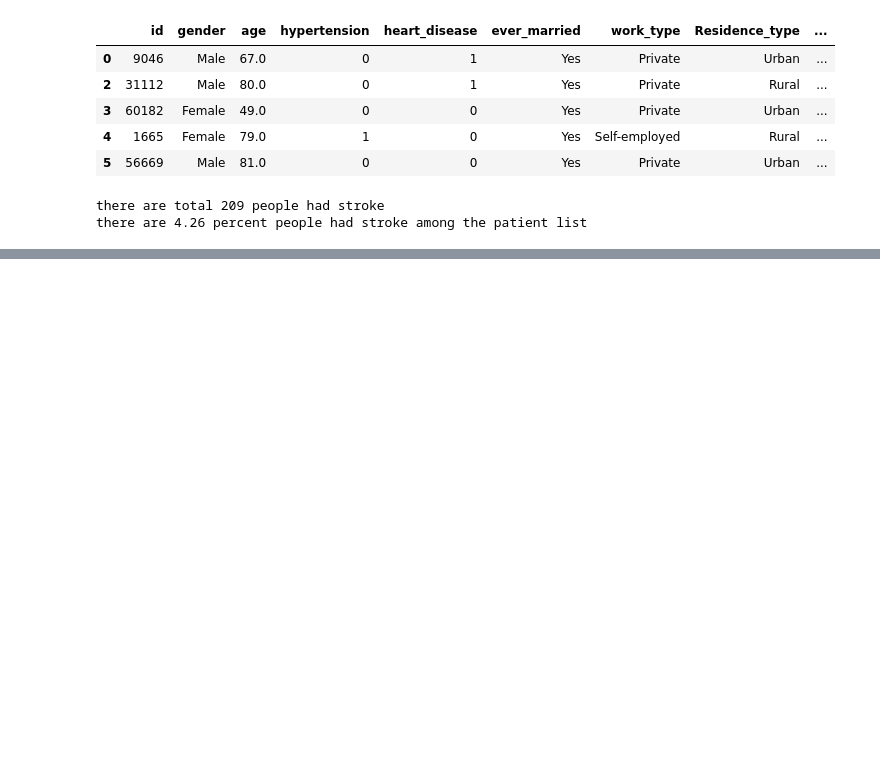
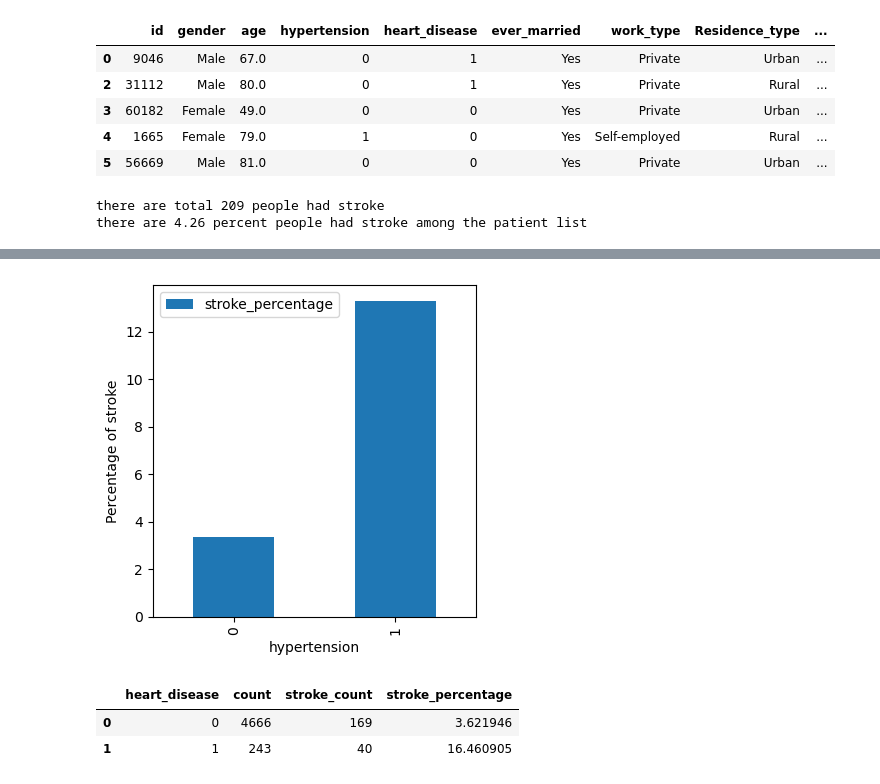
Before and after one commit to guanganalytics/Project4, a Jupyter notebook: stroke.ipynb, the cells around one changed output, grey strips where cells are left out. Saved outputs shown, nothing was run; the diff lists cells and outputs as text; code cells hidden in the pictures; blank space fills up the shorter version.

```diff
--- a/stroke.ipynb
+++ b/stroke.ipynb
@@ -209,0 +136,20 @@ smoking_status_stroke_df
+# %%
+count_chart = hypertension_stroke_df.plot( x='hypertension', y='stroke_percentage', kind='bar', figsize=(4,4))
+count_chart.set_xlabel("hypertension")
+count_chart.set_ylabel("Percentage of stroke")
+plt.tight_layout()
+plt.show()
+# %% [output]
+[figure, added]
+# %%
+#undering standing the relationship between heart_disease and stroke
+heart_disease_count=stroke_df.groupby(["heart_disease"]).count()["id"]
+heart_disease_stroke_count=stroke_df.groupby(["heart_disease"]).sum()["stroke"]
+heart_disease_stroke_df=pd.DataFrame({"count":heart_disease_count,"stroke_count":heart_disease_stroke_count,"stroke_percentage":heart_disease_stroke_count/heart_disease_count*100})
+
+heart_disease_stroke_df.reset_index(inplace=True)
+heart_disease_stroke_df
+# %% [output]
+|  | heart_disease | count | stroke_count | stroke_percentage |
+| 0 | 0 | 4666 | 169 | 3.621946 |
+| 1 | 1 | 243 | 40 | 16.460905 |
```
Also changed, not shown: parts of 62 cells of this notebook.
